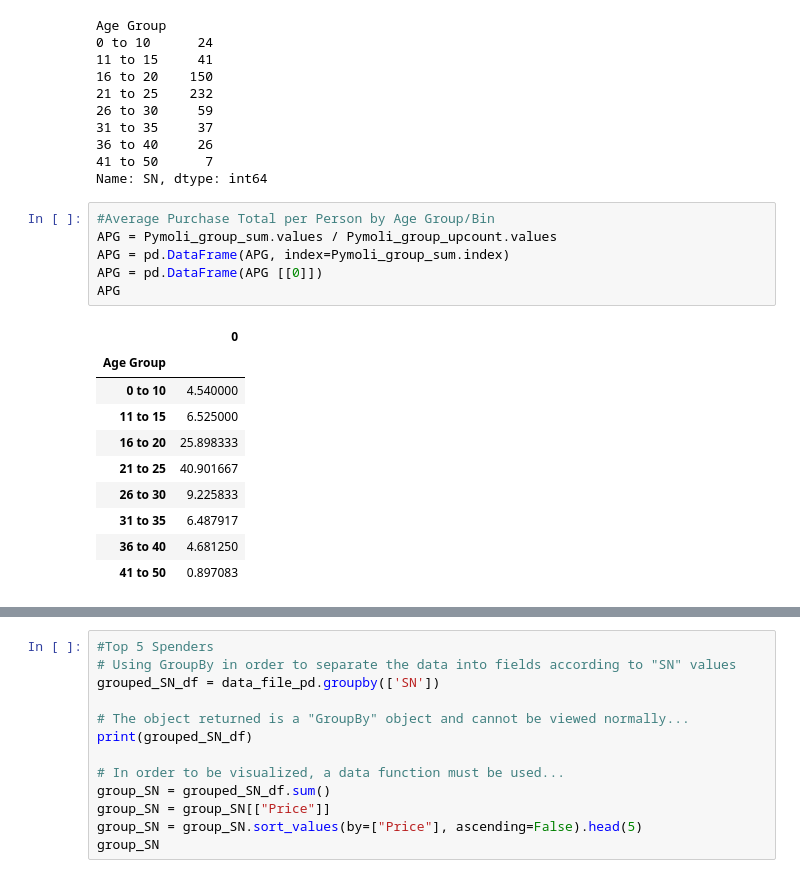
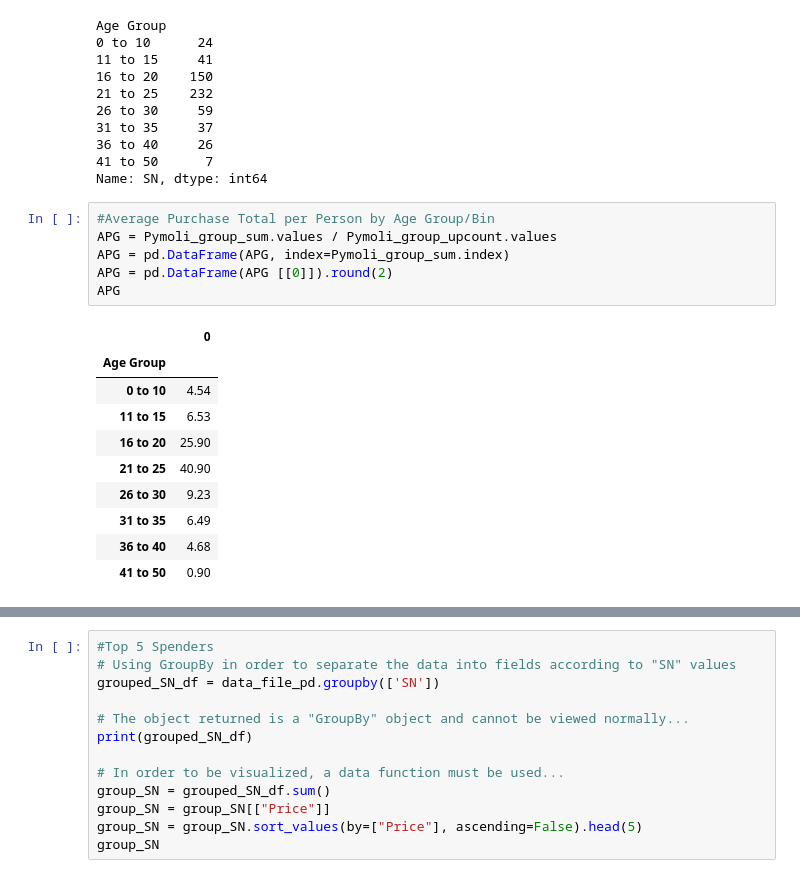
Before and after one commit to tonitiri/Pandas-Challenge, a Jupyter notebook: Heroes_Of_Pymoli.ipynb, the cells around one changed output, grey strips where cells are left out. Saved outputs shown, nothing was run; the diff lists cells and outputs as text.

```diff
--- a/Heroes_Of_Pymoli.ipynb
+++ b/Heroes_Of_Pymoli.ipynb
@@ -286,17 +310,17 @@ Name: SN, dtype: int64
 # %%
 #Average Purchase Total per Person by Age Group/Bin
 APG = Pymoli_group_sum.values / Pymoli_group_upcount.values
 APG = pd.DataFrame(APG, index=Pymoli_group_sum.index)
-APG = pd.DataFrame(APG [[0]])
+APG = pd.DataFrame(APG [[0]]).round(2)
 APG
 # %% [output]
 |  | 0 |
 | Age Group |  |
-| 0 to 10 | 4.540000 |
-| 11 to 15 | 6.525000 |
-| 16 to 20 | 25.898333 |
-| 21 to 25 | 40.901667 |
-| 26 to 30 | 9.225833 |
-| 31 to 35 | 6.487917 |
-| 36 to 40 | 4.681250 |
-| 41 to 50 | 0.897083 |
+| 0 to 10 | 4.54 |
+| 11 to 15 | 6.53 |
+| 16 to 20 | 25.90 |
+| 21 to 25 | 40.90 |
+| 26 to 30 | 9.23 |
+| 31 to 35 | 6.49 |
+| 36 to 40 | 4.68 |
+| 41 to 50 | 0.90 |
```
Also changed, not shown: parts of 18 cells of this notebook.
